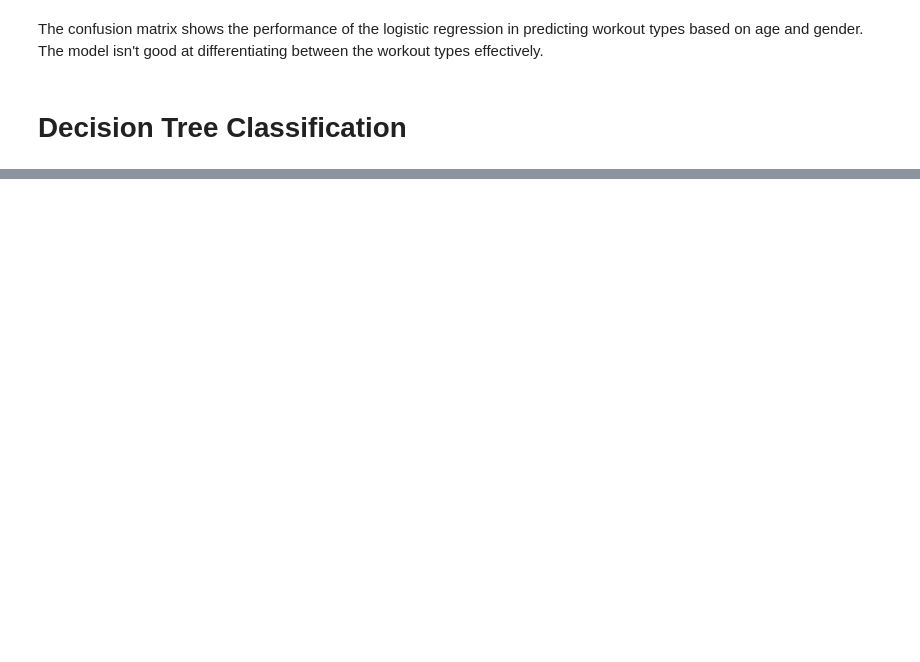
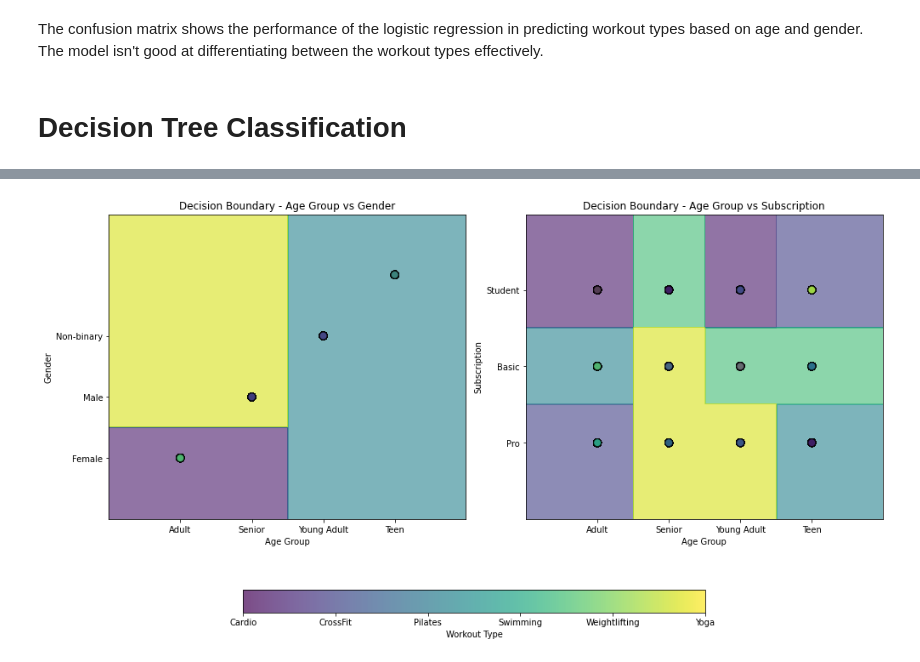
Before and after one commit to emmaqingjie/final_project_data_science, a Jupyter notebook: scripts/classification_workouttypes.ipynb, the cells around one changed output, grey strips where cells are left out. Drawn from its saved outputs; the diff is of its cells as text; code cells hidden in the pictures; blank space fills up the shorter version.

```diff
--- a/scripts/classification_workouttypes.ipynb
+++ b/scripts/classification_workouttypes.ipynb
@@ -118,0 +83,98 @@ plt.show()
+# %%
+xaxis_dict = {0: ['Adult', 'Senior', 'Young Adult', 'Teen']}
+yaxis_dict = {0: ["Female", "Male", "Non-binary"],
+              1: ["Pro", "Basic", "Student"]}
+# %%
+import matplotlib.pyplot as plt
+import numpy as np
+from sklearn.tree import DecisionTreeClassifier
+
+fig, axes = plt.subplots(1, 2, figsize=(14, 5))
+
+###################################################### AGE VS GENDER ######################################################
+var1, var2 = 0, 0  # Index for 'Age Group' and 'Gender'
+X_train_pair = X_train.iloc[:, [var1, var2]].values
+X_test_pair = X_test.iloc[:, [var1, var2]].values
+
+# Train the decision tree
+tree_model = DecisionTreeClassifier(random_state=42)
+tree_model.fit(X_train_pair, y_train)
+
+# Create mesh grid boundaries
+x_min, x_max = X_train_pair[:, 0].min() - 1, X_train_pair[:, 0].max() + 1
+y_min, y_max = X_train_pair[:, 1].min() - 1, X_train_pair[:, 1].max() + 1
+xx, yy = np.meshgrid(np.arange(x_min, x_max, 0.01), np.arange(y_min, y_max, 0.01))
+
+# Evaluate Decision Tree
+y_pred_tree = tree_model.predict(X_test_pair)
+print("Decision Tree Accuracy:", accuracy_score(y_test, y_pred_tree))
+
+# Predict on the mesh grid
+Z = tree_model.predict(np.c_[xx.ravel(), yy.ravel()])
+Z = Z.reshape(xx.shape)
+
+# Plot decision boundaries
+axes[0].contourf(xx, yy, Z, alpha=0.6, cmap=plt.cm.viridis)
+
+# Scatter plot for prediction data
+scatter = axes[0].scatter(X_test_pair[:, 0], X_test_pair[:, 1], c=y_test, cmap=plt.cm.viridis, edgecolor='k', s=80, alpha=0.7)
+
+# Set labels and titles
+axes[0].set_xlabel('Age Group')
+axes[0].set_ylabel('Gender')
+axes[0].set_title(f"Decision Boundary - Age Group vs Gender")
+
+axes[0].set_xticks([idx for idx in range(len(xaxis_dict[var1]))])
+axes[0].set_xticklabels(xaxis_dict[var1])
+axes[0].set_yticks([idx for idx in range(len(yaxis_dict[var2]))])
+axes[0].set_yticklabels(yaxis_dict[var2])
+
+###################################################### AGE VS SUBSCRIPTION ######################################################
+var1, var2 = 0, 1  # Index for 'Age Group' and 'Gender'
+X_train_pair = X_train.iloc[:, [var1, var2]].values
+X_test_pair = X_test.iloc[:, [var1, var2]].values
+
+# Train the decision tree
+tree_model = DecisionTreeClassifier(random_state=42)
+tree_model.fit(X_train_pair, y_train)
+
+# Create mesh grid
+x_min, x_max = X_train_pair[:, 0].min() - 1, X_train_pair[:, 0].max() + 1
+y_min, y_max = X_train_pair[:, 1].min() - 1, X_train_pair[:, 1].max() + 1
+xx, yy = np.meshgrid(np.arange(x_min, x_max, 0.01), np.arange(y_min, y_max, 0.01))
+
+# Evaluate Decision Tree
+y_pred_tree = tree_model.predict(X_test_pair)
+print("Decision Tree Accuracy:", accuracy_score(y_test, y_pred_tree))
+
+# Predict on the mesh grid
+Z = tree_model.predict(np.c_[xx.ravel(), yy.ravel()])
+Z = Z.reshape(xx.shape)
+
+# Plot decision boundaries
+axes[1].contourf(xx, yy, Z, alpha=0.6, cmap=plt.cm.viridis)
+
+# Scatter plot for prediction data
+scatter = axes[1].scatter(X_test_pair[:, 0], X_test_pair[:, 1], c=y_test, cmap=plt.cm.viridis, edgecolor='k', s=80, alpha=0.7)
+
+# Set labels and titles
+axes[1].set_xlabel('Age Group')
+axes[1].set_ylabel('Subscription')
+axes[1].set_title(f"Decision Boundary - Age Group vs Subscription")
+
+axes[1].set_xticks([idx for idx in range(len(xaxis_dict[var1]))])
+axes[1].set_xticklabels(xaxis_dict[var1])
+axes[1].set_yticks([idx for idx in range(len(yaxis_dict[var2]))])
+axes[1].set_yticklabels(yaxis_dict[var2])
+
+# Add a colorbar below the plots
+workout_labels = workout_label_encoder.inverse_transform(np.unique(workout_data['workout_type_standardized']))
+colorbar_new = fig.colorbar(scatter, ax=axes, orientation='horizontal', pad=0.2, fraction=0.1)
+colorbar_new.set_ticks(range(len(workout_labels)))
+colorbar_new.ax.set_xticklabels(workout_labels)
+colorbar_new.set_label("Workout Type")
+
+plt.tight_layout(rect=[0, 0.4, 1, 1.5])  # Adjust layout to make space for colorbar and title
+plt.show()
+plt.show()
+# %% [output]
@@ -119,2 +183,3 @@ plt.show()
+[figure, added]
 # %% [markdown]
 The decision tree predicts for each "case", what workout category they are classified into.
```
Also changed, not shown: parts of 10 cells of this notebook.
